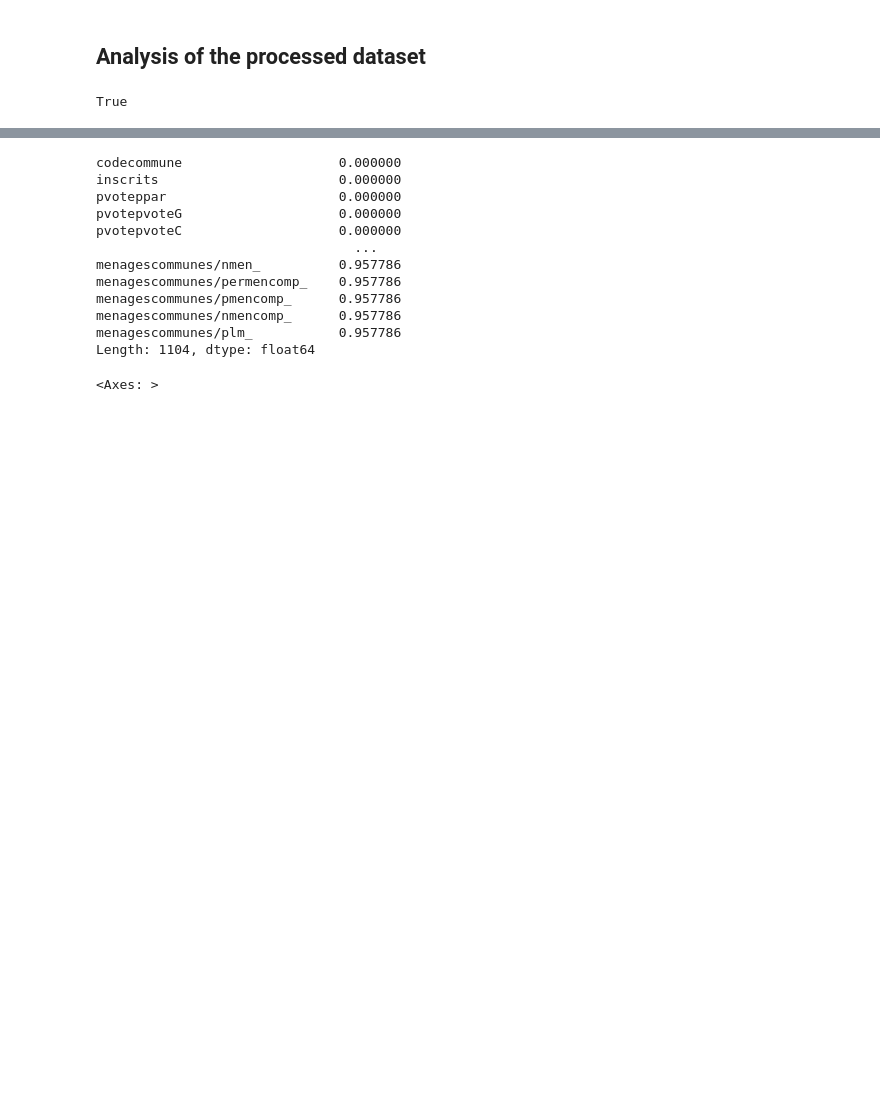
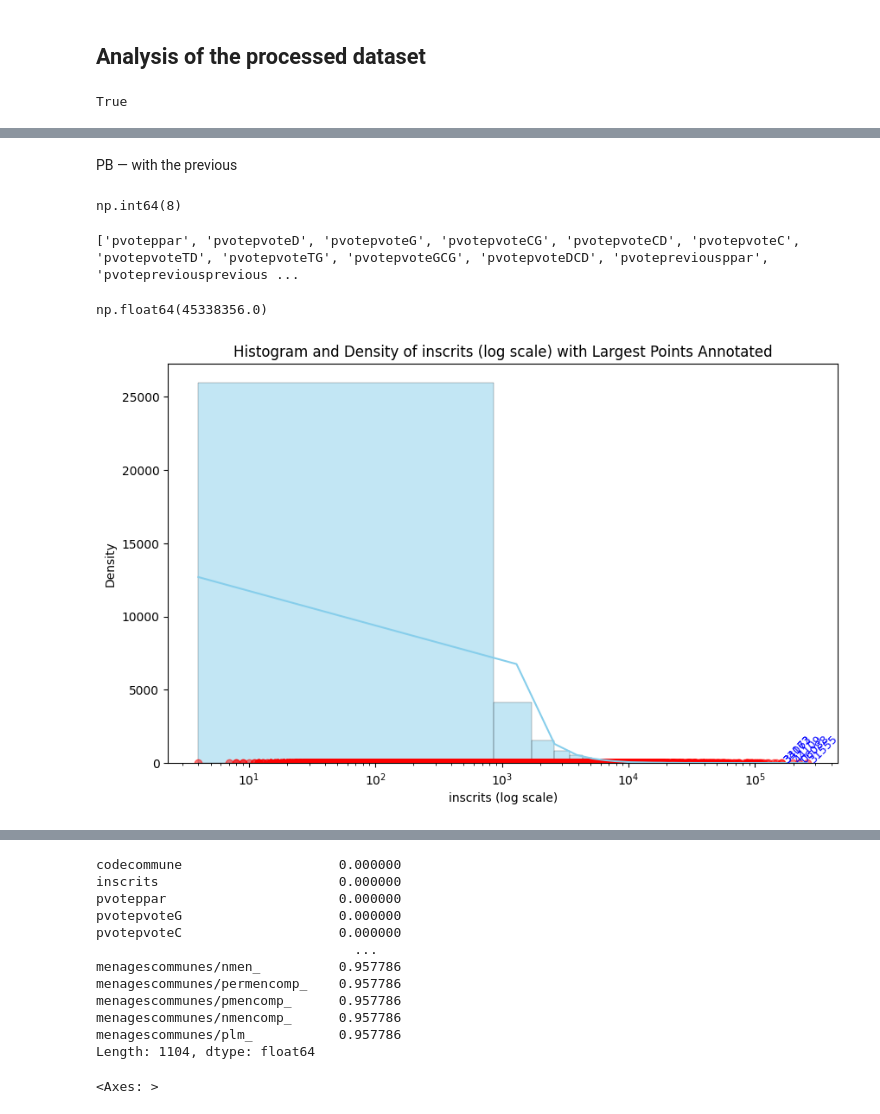
Before and after one commit to artmanceau/electera, a Jupyter notebook: notebooks/experiments/sanity_checks.ipynb, the cells around one changed output, grey strips where cells are left out. Cells and saved outputs as stored; diff of their text form; code cells hidden in the pictures; blank space fills up the shorter version.

```diff
--- a/notebooks/experiments/sanity_checks.ipynb
+++ b/notebooks/experiments/sanity_checks.ipynb
@@ -18,5 +26,5 @@ fs = s3fs.S3FileSystem(
     secret = os.environ["AWS_SECRET_ACCESS_KEY"],
     token = os.environ["AWS_SESSION_TOKEN"])
 # %%
-dataset = DataLoader().load_dataset("s3://arthurmanceau/election_modeling_uhcp/data/derived/processed/data_ppar_pvoteD_pvoteG_pvoteCG_pvoteCD_pvoteC_pvoteTD_pvoteTG_pvoteGCG_pvoteDCD_1958_presidentiel_legislative_20260129_165740.parquet", fs=fs)
+dataset = DataLoader().load_dataset("s3://arthurmanceau/election_modeling_uhcp/data/derived/processed/data_ppar_pvoteD_pvoteG_pvoteCG_pvoteCD_pvoteC_pvoteTD_pvoteTG_pvoteGCG_pvoteDCD_1958_presidentiel_legislative_20260201_185009.parquet", fs=fs)
 # %% [output]
@@ -26,0 +33,77 @@ dataset.iloc[0].to_csv('col.csv')
+# %%
+X = dataset[(dataset['annee']==2022)&(dataset['type']==0)]
+assert not X['codecommune'].duplicated().any()
+# %% [markdown]
+PB — with the previous
+# %%
+dataset['pvotepreviouspvoteTD'].isna().astype(int).sum()
+# %% [output]
+np.int64(8)
+# %%
+L = [col for col in X.columns if 'pvote' in col]
+print(L)
+n_blocs = 5+1+2+2
+n_elec = 4
+assert n_elec * n_blocs - 1 == len(L)
+assert np.isclose(
+    X[['pvotepvoteD', 'pvotepvoteG', 'pvotepvoteCG', 'pvotepvoteCD', 'pvotepvoteC']].sum(axis=1),
+    1.00
+).all()
+assert np.isclose(
+    X[['pvotepvoteTD', 'pvotepvoteTG']].sum(axis=1),
+    1.00
+).all()
+assert np.isclose(
+    X[['pvotepvoteDCD', 'pvotepvoteC', 'pvotepvoteGCG']].sum(axis=1),
+    1.00
+).all()
+
+assert np.isclose(
+    X[['pvotepreviouspreviouspvoteD', 'pvotepreviouspreviouspvoteG', 'pvotepreviouspreviouspvoteCG', 'pvotepreviouspreviouspvoteCD', 'pvotepreviouspreviouspvoteC']].dropna().sum(axis=1),
+    1.00
+).all()
+assert np.isclose(
+    X[['pvotepreviouspreviouspvoteTD', 'pvotepreviouspreviouspvoteTG']].dropna().sum(axis=1),
+    1.00
+).all()
+assert np.isclose(
+    X[['pvotepreviouspreviouspvoteDCD', 'pvotepreviouspreviouspvoteC', 'pvotepreviouspreviouspvoteGCG']].dropna().sum(axis=1),
+    1.00
+).all()
+
+assert np.isclose(
+    X[['pvotepreviouspvoteTD', 'pvotepreviouspvoteTG']].dropna().sum(axis=1),
+    1.00
+).all()
+assert np.isclose(
+    X[['pvotepreviouspvoteDCD', 'pvotepreviouspvoteC', 'pvotepreviouspvoteGCG']].dropna().sum(axis=1),
+    1.00
+).all()
+assert np.isclose(
+    X[['pvotepreviouspvoteD', 'pvotepreviouspvoteG', 'pvotepreviouspvoteCG', 'pvotepreviouspvoteCD', 'pvotepreviouspvoteC']].dropna().sum(axis=1),
+    1.00
+).all()
+# %% [output]
+['pvoteppar', 'pvotepvoteD', 'pvotepvoteG', 'pvotepvoteCG', 'pvotepvoteCD', 'pvotepvoteC', 'pvotepvoteTD', 'pvotepvoteTG', 'pvotepvoteGCG', 'pvotepvoteDCD', 'pvotepreviousppar', 'pvotepreviousprevious ...
+# %%
+X['inscrits'].sum() # 48 803 175
+# %% [output]
+np.float64(45338356.0)
+# %%
+plt.figure(figsize=(10, 6))
+
+sns.histplot(X['inscrits'], kde=True, color='skyblue', bins=300)
+plt.scatter(X['inscrits'], [0.01]*len(X), alpha=0.5, color='red')
+
+top_n = 5
+largest_indices = X['inscrits'].nlargest(top_n).index
+for idx in largest_indices:
+    plt.text(X['inscrits'][idx], 0.02, str(X['codecommune'][idx]), rotation=45, fontsize=9, color='blue')
+
+plt.xscale('log')  # Logarithmic scale for x-axis
+plt.xlabel('inscrits (log scale)')
+plt.ylabel('Density')
+plt.title('Histogram and Density of inscrits (log scale) with Largest Points Annotated')
+plt.show()
+# %% [output]
+[figure, added]
```
Also changed, not shown: parts of 21 cells of this notebook, 3 other files.
